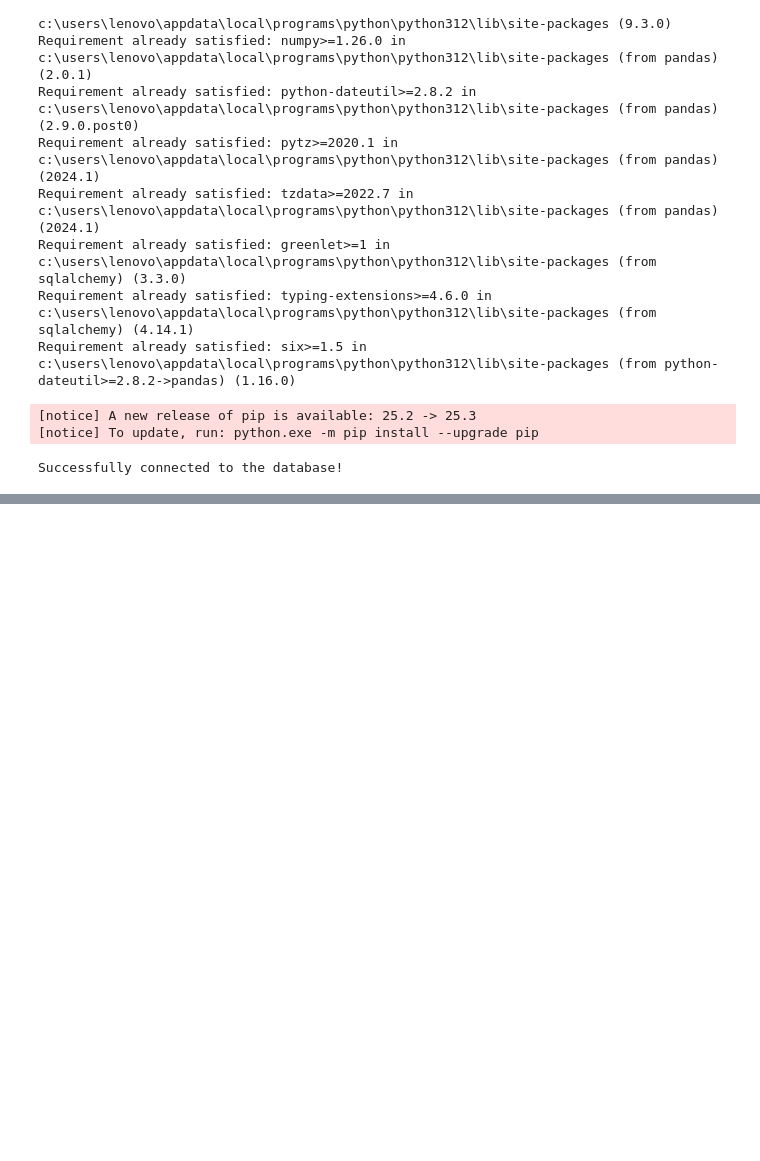
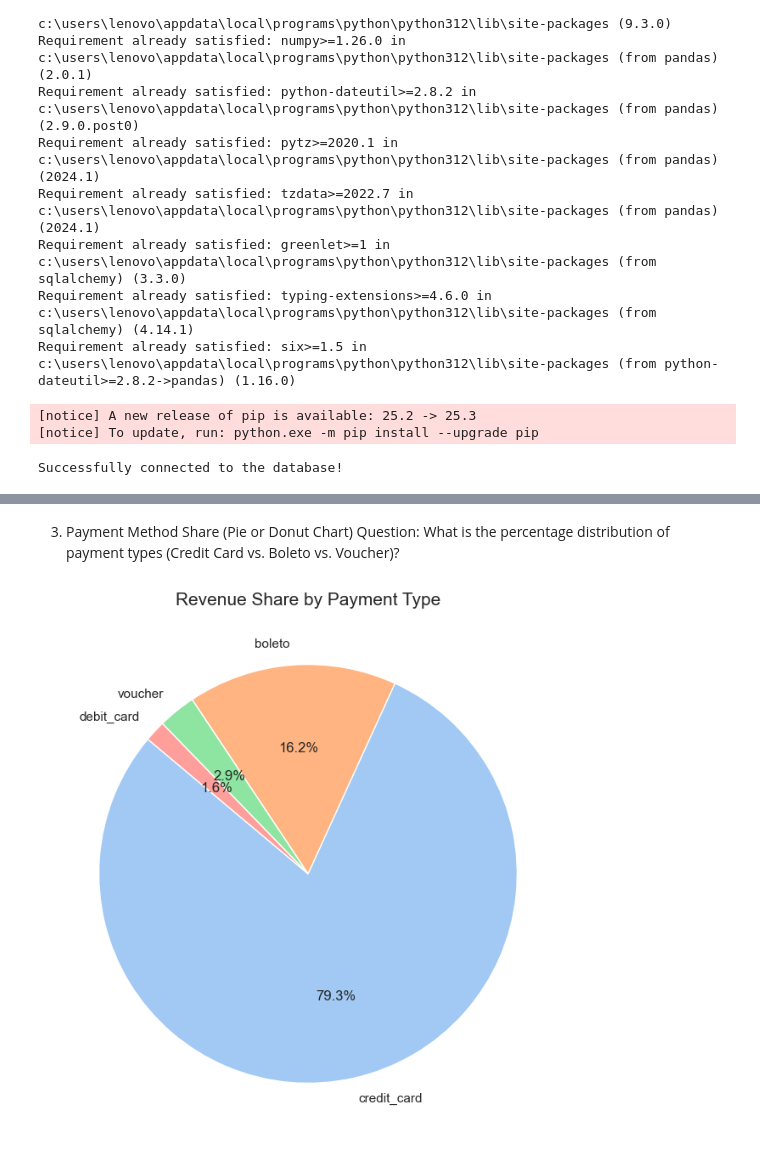
Before and after one commit to Peeyush237/E-commerce_Data-insights-visualization, a Jupyter notebook: queries_vis.ipynb, the cells around one changed output, grey strips where cells are left out. Saved outputs shown, nothing was run; the diff lists cells and outputs as text; code cells hidden in the pictures; blank space fills up the shorter version.

```diff
--- a/queries_vis.ipynb
+++ b/queries_vis.ipynb
@@ -132,0 +669,12 @@ Tables in database:
+# %% [markdown]
+3. Payment Method Share (Pie or Donut Chart)
+Question: What is the percentage distribution of payment types (Credit Card vs. Boleto vs. Voucher)?
+# %%
+query23 = "SELECT payment_type, SUM(payment_value) AS total_value FROM order_payments GROUP BY payment_type;"
+df23 = pd.read_sql(query23, con=engine)
+plt.figure(figsize=(8, 8))
+plt.pie(df3['total_value'], labels=df3['payment_type'], autopct='%1.1f%%', startangle=140, colors=sns.color_palette('pastel'))
+plt.title('Revenue Share by Payment Type', fontsize=15)
+plt.show()
+# %% [output]
+[figure, added]
```
Also changed, not shown: parts of 77 cells of this notebook.
